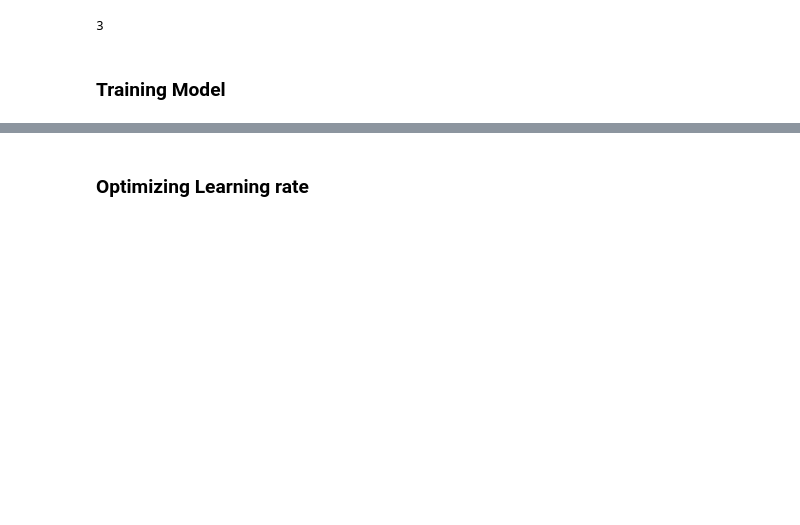
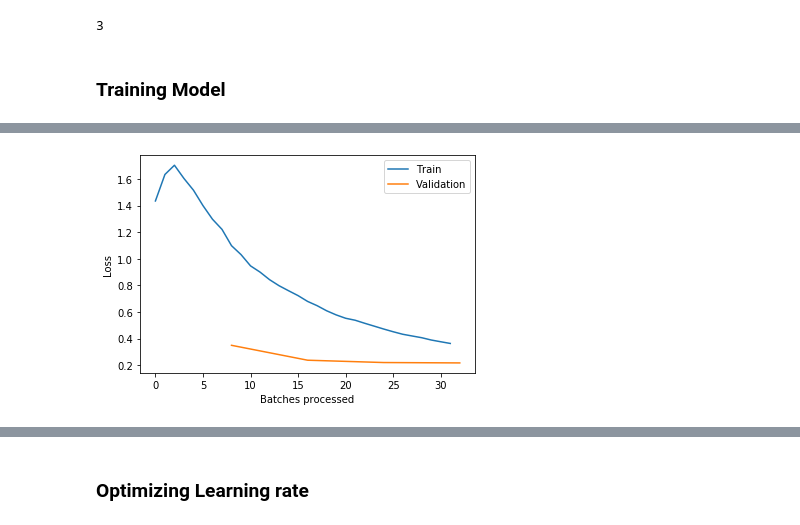
Before and after one commit to mdalvi/fast-ai-lessons, a Jupyter notebook: course-v3/nbs/dl1/lesson2_exercise.ipynb, the cells around one changed output, grey strips where cells are left out. Cells and saved outputs as stored; diff of their text form; code cells hidden in the pictures; blank space fills up the shorter version.

```diff
--- a/course-v3/nbs/dl1/lesson2_exercise.ipynb
+++ b/course-v3/nbs/dl1/lesson2_exercise.ipynb
@@ -118,2 +120,6 @@ learn.fit_one_cycle(6)
+# %%
+learn.recorder.plot_losses()
+# %% [output]
+[figure, added]
 # %%
 learn.save('resnet34', return_path=True)
```
Also changed, not shown: parts of 12 cells of this notebook, 3 other files.
